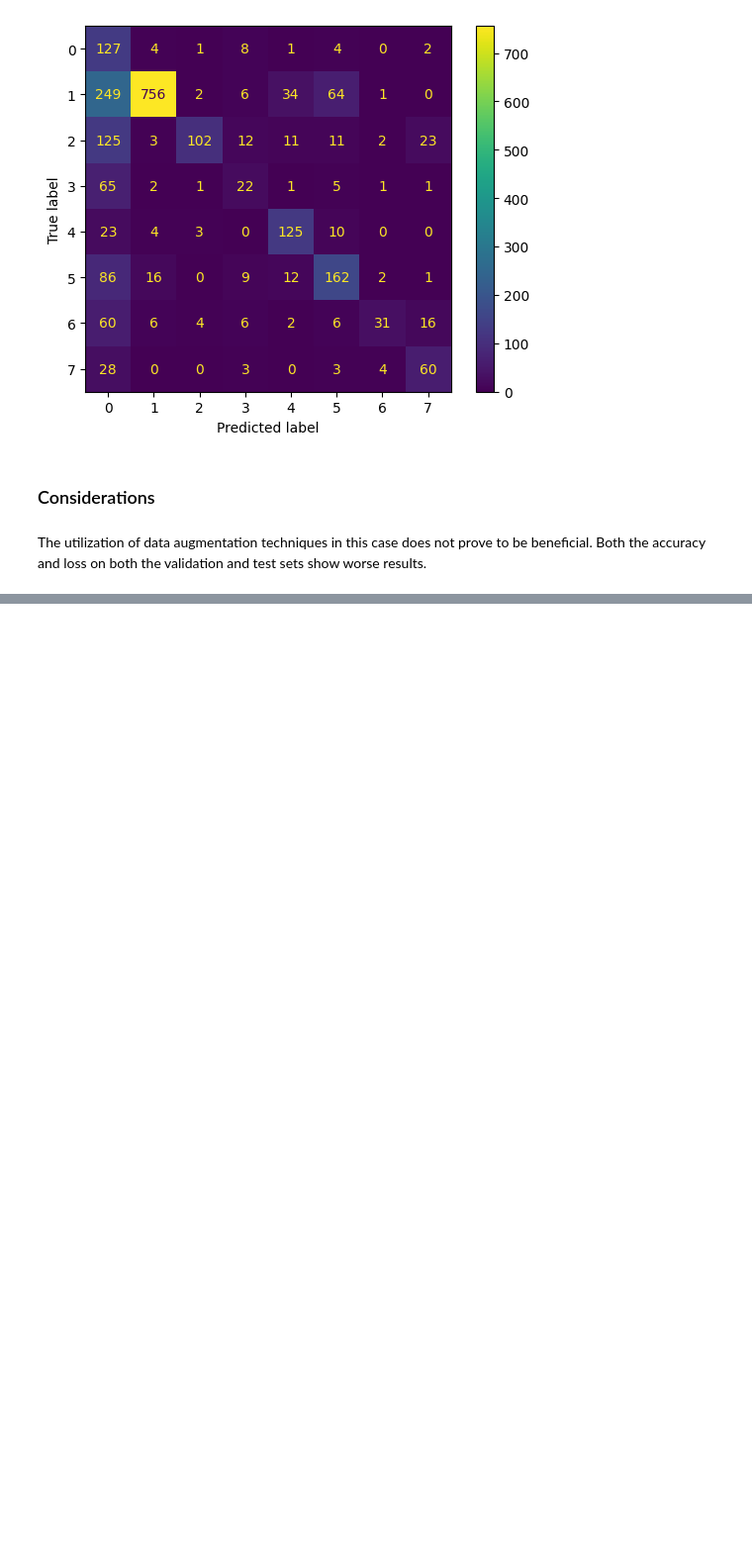
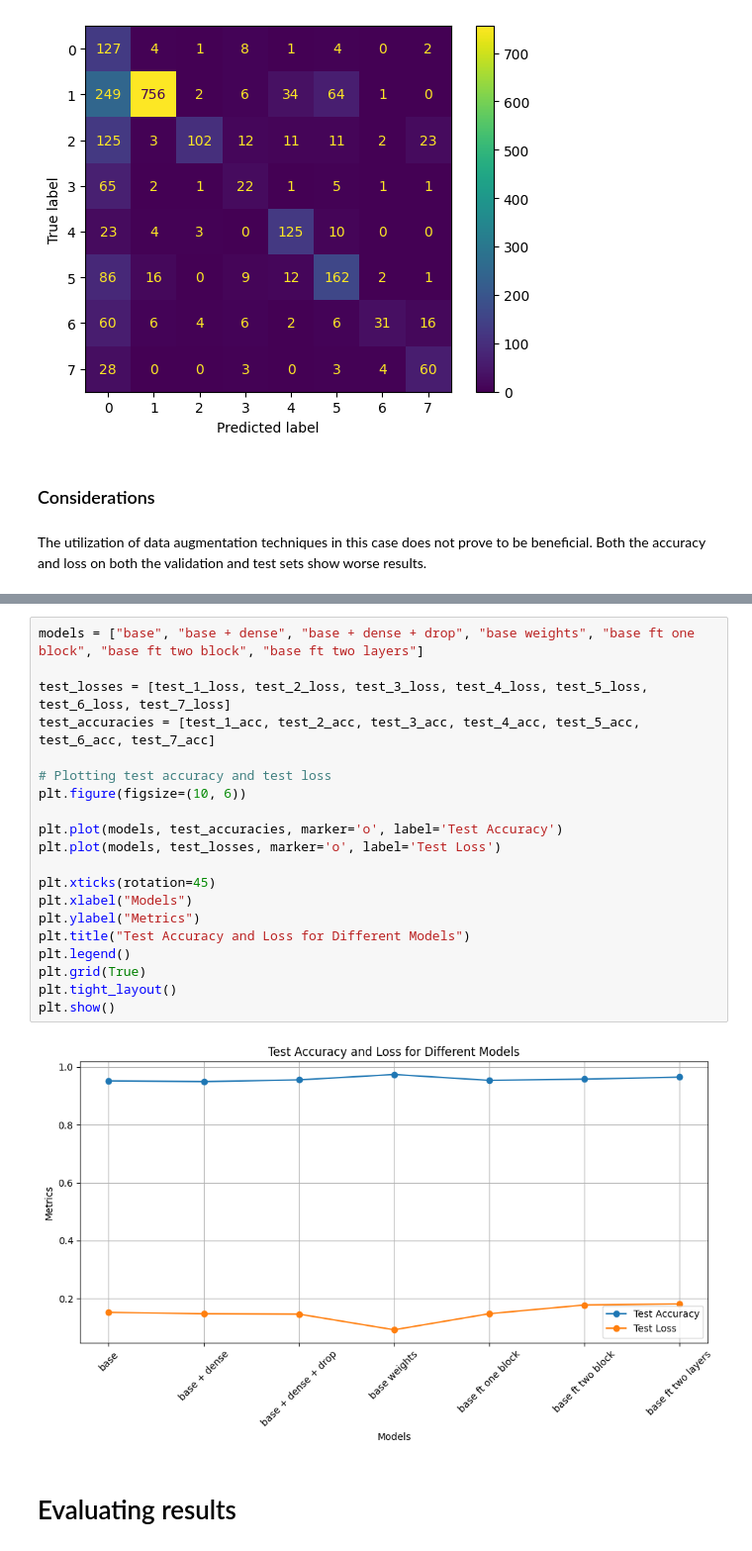
Before and after one commit to mattemugno/Smart-Waste-Classification, a Jupyter notebook: CNN_from_scratch.ipynb, the cells around one changed output, grey strips where cells are left out. Shown at 99% size. Saved outputs shown, nothing was run; the diff lists cells and outputs as text; blank space fills up the shorter version.

```diff
--- a/CNN_from_scratch.ipynb
+++ b/CNN_from_scratch.ipynb
@@ -789,0 +825,24 @@ The utilization of data augmentation techniques in this case does not prove to b
+# %%
+models = ["base", "base + dense", "base + dense + drop", "base weights", "base ft one block", "base ft two block", "base ft two layers"]
+
+test_losses = [test_1_loss, test_2_loss, test_3_loss, test_4_loss, test_5_loss, test_6_loss, test_7_loss]
+test_accuracies = [test_1_acc, test_2_acc, test_3_acc, test_4_acc, test_5_acc, test_6_acc, test_7_acc]
+
+# Plotting test accuracy and test loss
+plt.figure(figsize=(10, 6))
+
+plt.plot(models, test_accuracies, marker='o', label='Test Accuracy')
+plt.plot(models, test_losses, marker='o', label='Test Loss')
+
+plt.xticks(rotation=45)
+plt.xlabel("Models")
+plt.ylabel("Metrics")
+plt.title("Test Accuracy and Loss for Different Models")
+plt.legend()
+plt.grid(True)
+plt.tight_layout()
+plt.show()
+# %% [output]
+[figure, added]
+# %% [markdown]
+# Evaluating results
```
Also changed, not shown: parts of 5 cells of this notebook.
